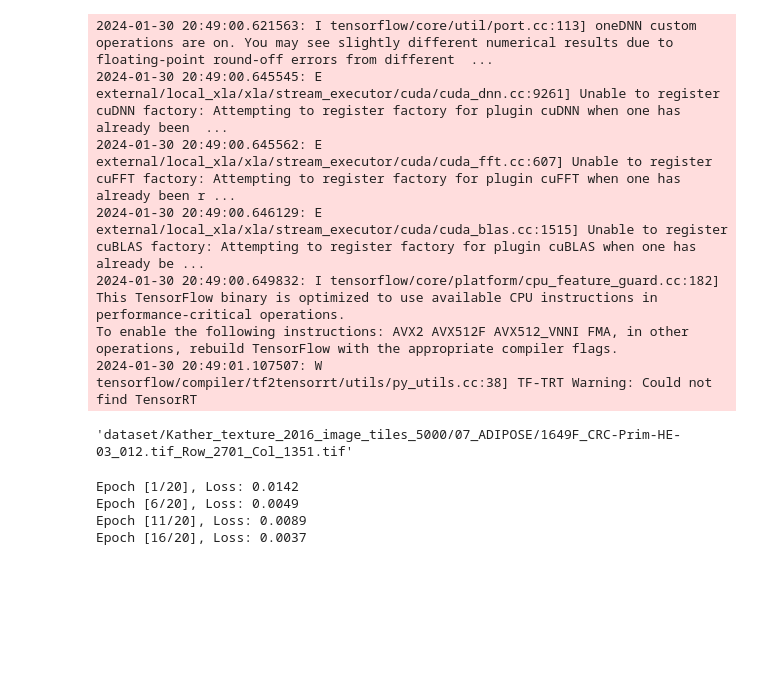
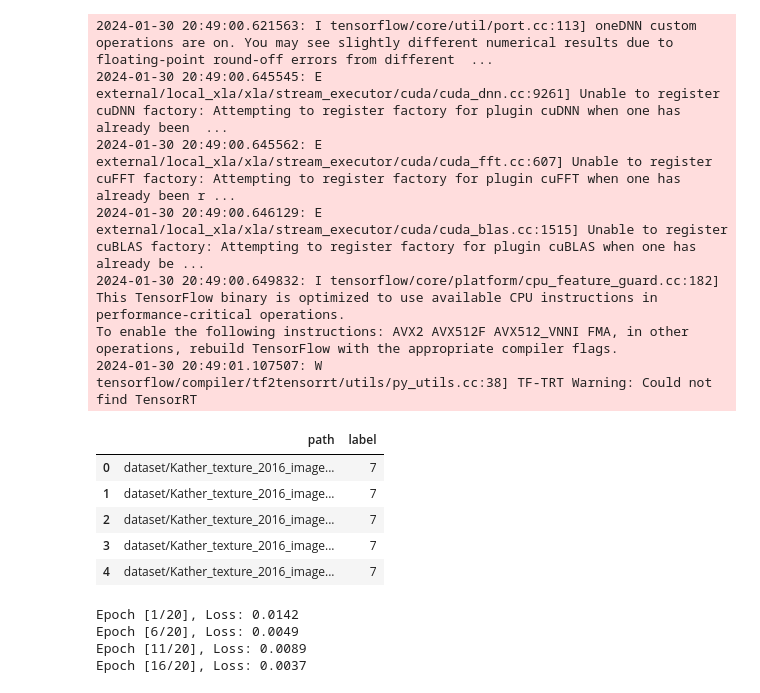
Before and after one commit to GHMessias/project2_PPGCC_clustering, a Jupyter notebook: main.ipynb, the cells around one changed output. Cells and saved outputs as stored; diff of their text form; code cells hidden in the pictures; blank space fills up the shorter version.

```diff
--- a/main.ipynb
+++ b/main.ipynb
@@ -37,10 +37,15 @@ for nome_pasta in os.listdir(data_dir):
 
 all_data = pd.DataFrame({'path':samples,'label':labels})
 all_data['label'] = all_data['label'].astype('str')
-# %%
-all_data.path[0]
-# %% [output]
-'dataset/Kather_texture_2016_image_tiles_5000/07_ADIPOSE/1649F_CRC-Prim-HE-03_012.tif_Row_2701_Col_1351.tif'
+# %%
+all_data.head()
+# %% [output]
+|  | path | label |
+| 0 | dataset/Kather_texture_2016_image... | 7 |
+| 1 | dataset/Kather_texture_2016_image... | 7 |
+| 2 | dataset/Kather_texture_2016_image... | 7 |
+| 3 | dataset/Kather_texture_2016_image... | 7 |
+| 4 | dataset/Kather_texture_2016_image... | 7 |
 # %%
 transform = transforms.Compose([
     transforms.Resize((28, 28)),
```
Also changed, not shown: parts of 1 cell of this notebook.
